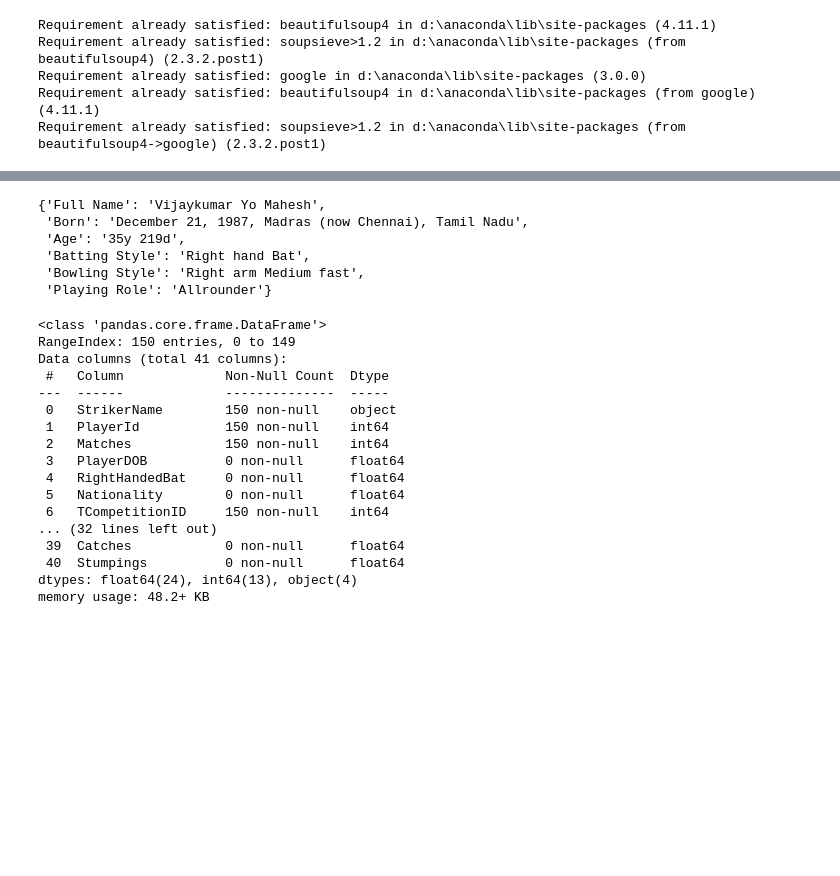
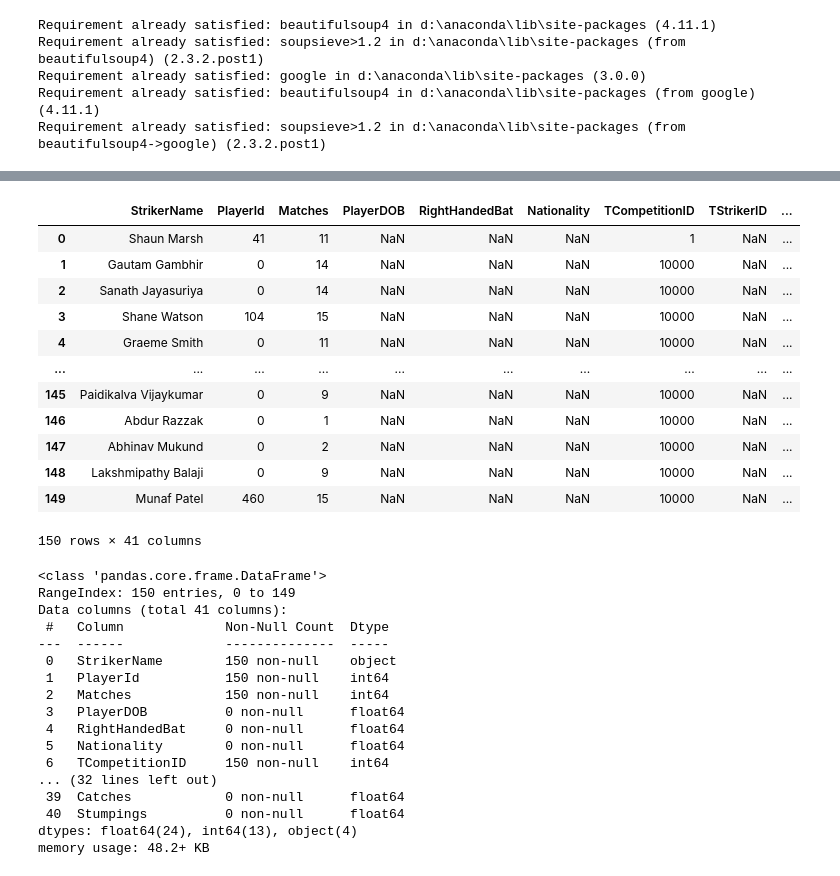
Before and after one commit to athuljain2311/Regression_Projects, a Jupyter notebook: ipl_data_analysis/ipl_data_analysis.ipynb, the cells around one changed output, grey strips where cells are left out. Drawn from its saved outputs; the diff is of its cells as text; code cells hidden in the pictures; blank space fills up the shorter version.

Commit message:
Finalised the code to scrape the missing batters data

```diff
--- a/ipl_data_analysis/ipl_data_analysis.ipynb
+++ b/ipl_data_analysis/ipl_data_analysis.ipynb
@@ -345,9 +409,0 @@ def get_data(soup_obj):
-# %%
-get_data(soup)
-# %% [output]
-{'Full Name': 'Vijaykumar Yo Mahesh',
- 'Born': 'December 21, 1987, Madras (now Chennai), Tamil Nadu',
- 'Age': '35y 219d',
- 'Batting Style': 'Right hand Bat',
- 'Bowling Style': 'Right arm Medium fast',
- 'Playing Role': 'Allrounder'}
@@ -354,5 +412,25 @@ get_data(soup)
 # %%
 df_08 = dfs[2008]
+# %%
+row = df_08[df_08['StrikerName']=='Shaun Marsh'].index.values[0]
+# %%
+df_08.at[row,'TCompetitionID'] = 1
+# %%
+df_08
+# %% [output]
+|  | StrikerName | PlayerId | Matches | PlayerDOB | RightHandedBat | Nationality | TCompetitionID | TStrikerID | ... |
+| 0 | Shaun Marsh | 41 | 11 | NaN | NaN | NaN | 1 | NaN | ... |
+| 1 | Gautam Gambhir | 0 | 14 | NaN | NaN | NaN | 10000 | NaN | ... |
+| 2 | Sanath Jayasuriya | 0 | 14 | NaN | NaN | NaN | 10000 | NaN | ... |
+| 3 | Shane Watson | 104 | 15 | NaN | NaN | NaN | 10000 | NaN | ... |
+| 4 | Graeme Smith | 0 | 11 | NaN | NaN | NaN | 10000 | NaN | ... |
+| ... | ... | ... | ... | ... | ... | ... | ... | ... | ... |
+| 145 | Paidikalva Vijaykumar | 0 | 9 | NaN | NaN | NaN | 10000 | NaN | ... |
+| 146 | Abdur Razzak | 0 | 1 | NaN | NaN | NaN | 10000 | NaN | ... |
+| 147 | Abhinav Mukund | 0 | 2 | NaN | NaN | NaN | 10000 | NaN | ... |
+| 148 | Lakshmipathy Balaji | 0 | 9 | NaN | NaN | NaN | 10000 | NaN | ... |
+| 149 | Munaf Patel | 460 | 15 | NaN | NaN | NaN | 10000 | NaN | ... |
+150 rows × 41 columns
 # %%
 # for df in dfs.values():
 #     for name in df['StrikerName']:
```
Also changed, not shown: parts of 31 cells of this notebook, 1 other file.
